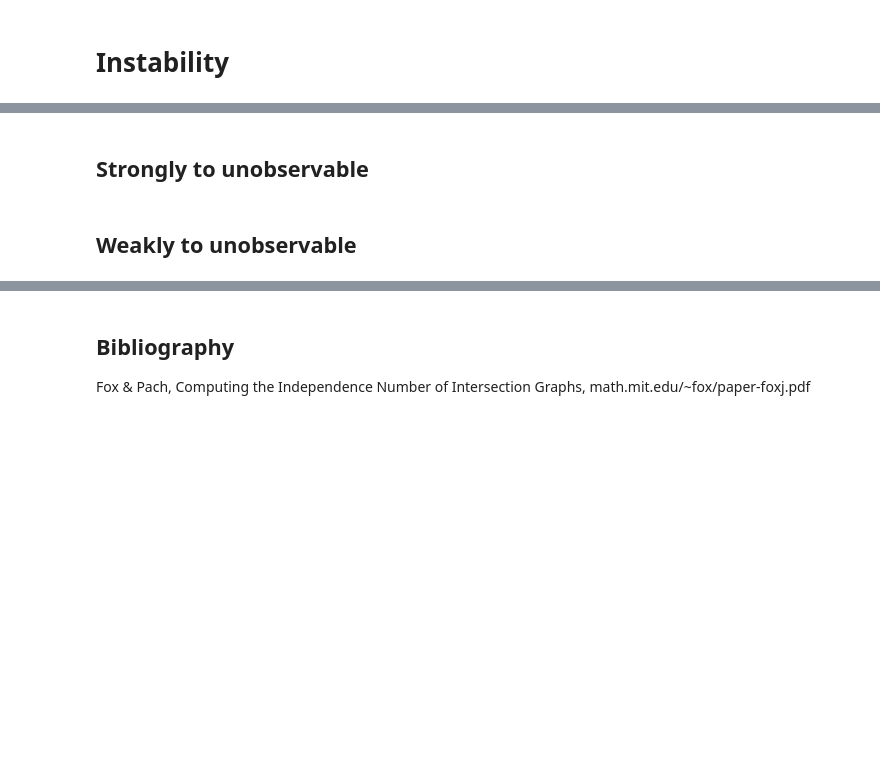
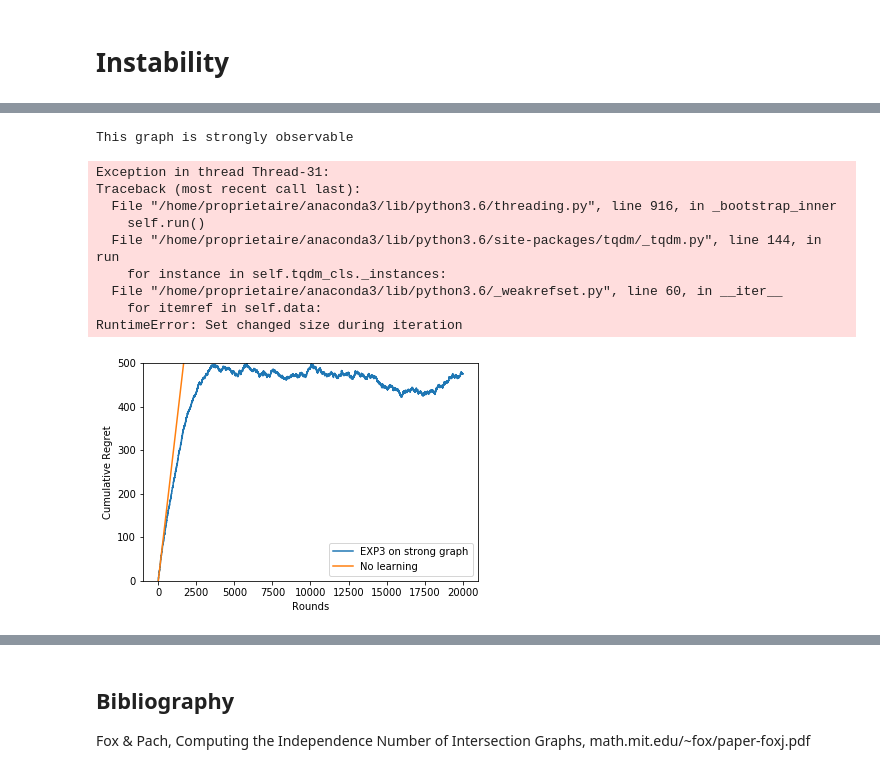
Before and after one commit to funboarder13920/GML-Project, a Jupyter notebook: EXP3.ipynb, the cells around one changed output, grey strips where cells are left out. Drawn from its saved outputs; the diff is of its cells as text; code cells hidden in the pictures; blank space fills up the shorter version.

```diff
--- a/EXP3.ipynb
+++ b/EXP3.ipynb
@@ -237,11 +365,26 @@ obsGraph.observability_type(S1)
+# %%
+n_itr = 20000
+n_sim = 30
+
+print("This graph is {}".format(obs_dict[obsGraph.observability_type(S1)]))
+
+alphaS1 = S1.number_of_edges()
+
+deltaS1 = S1.number_of_edges()
+# %% [output]
+This graph is strongly observable
 # %%
-qS1,lS1 = EXP3(S1, list(S1.nodes()), 0.5, 0.05, n_itr, n_sim)
-regS1 = compute_regret(lS1, G)
+qS1,lS1 = EXP3Opt(S1, list(S1.nodes()), n_itr, n_sim, alpha=alphaS1, delta = deltaS1)
+regS1 = compute_regret(lS1, S1)
 dr2S1,laS1 = plot_regret(S1, [regS1], ['EXP3 on strong graph'])
-
-W1 = S1.remove_edge(0,1)
-qW1,lW1 = EXP3(W1, list(W1.nodes()), 0.5, 0.05, n_itr, n_sim)
-regW1 = compute_regret(lW1, G)
-dr2W1,laW1 = plot_regret(W1, [regW1], ['EXP3 on weakly connected graph'])
+# %% [output]
+Exception in thread Thread-31:
+Traceback (most recent call last):
+  File "/home/proprietaire/anaconda3/lib/python3.6/threading.py", line 916, in _bootstrap_inner
+    self.run()
+  File "/home/proprietaire/anaconda3/lib/python3.6/site-packages/tqdm/_tqdm.py", line 144, in run
+    for instance in self.tqdm_cls._instances:
+  File "/home/proprietaire/anaconda3/lib/python3.6/_weakrefset.py", line 60, in __iter__
+    for itemref in self.data:
+RuntimeError: Set changed size during iteration
+[figure, added]
-# %% [markdown]
-## Strongly to unobservable
@@ -251,2 +390,0 @@ perturbations = {1000:[[0,1]], 2000:[[0,2],[0,3],[0,4]]}
-# %% [markdown]
-## Weakly to unobservable
```
Also changed, not shown: parts of 52 cells of this notebook, 2 other files.
